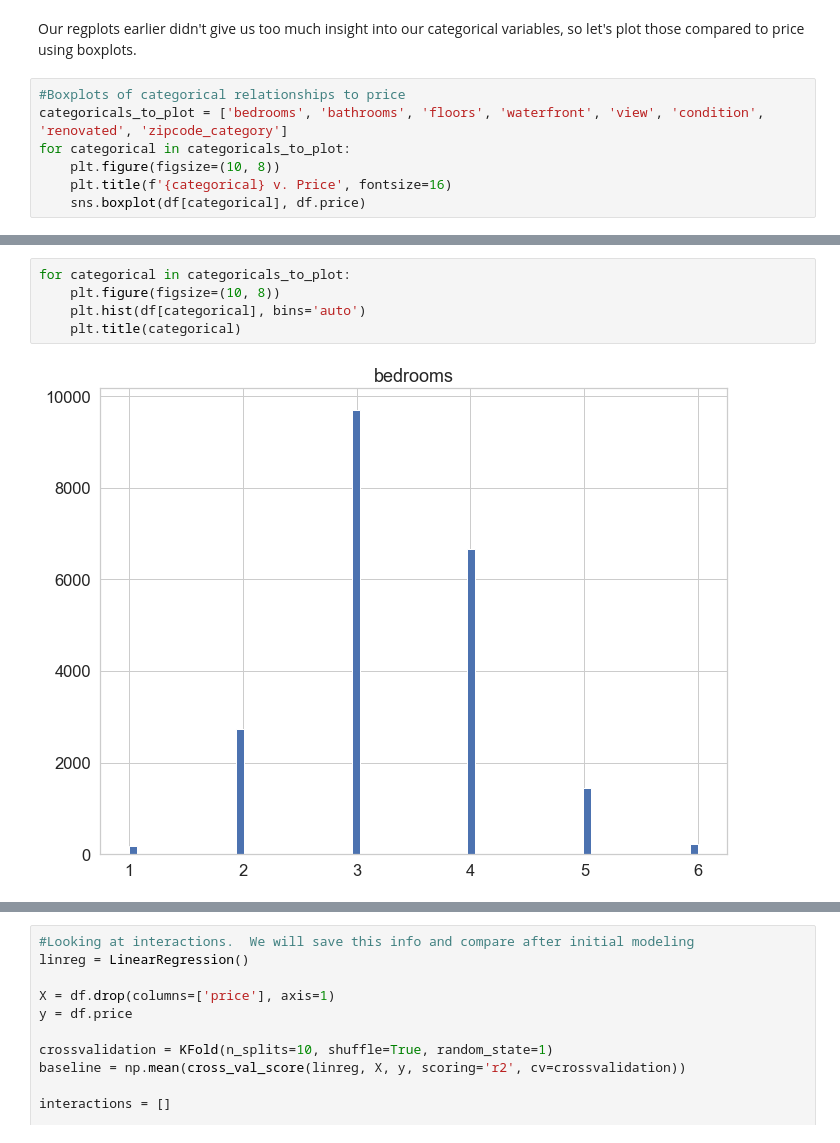
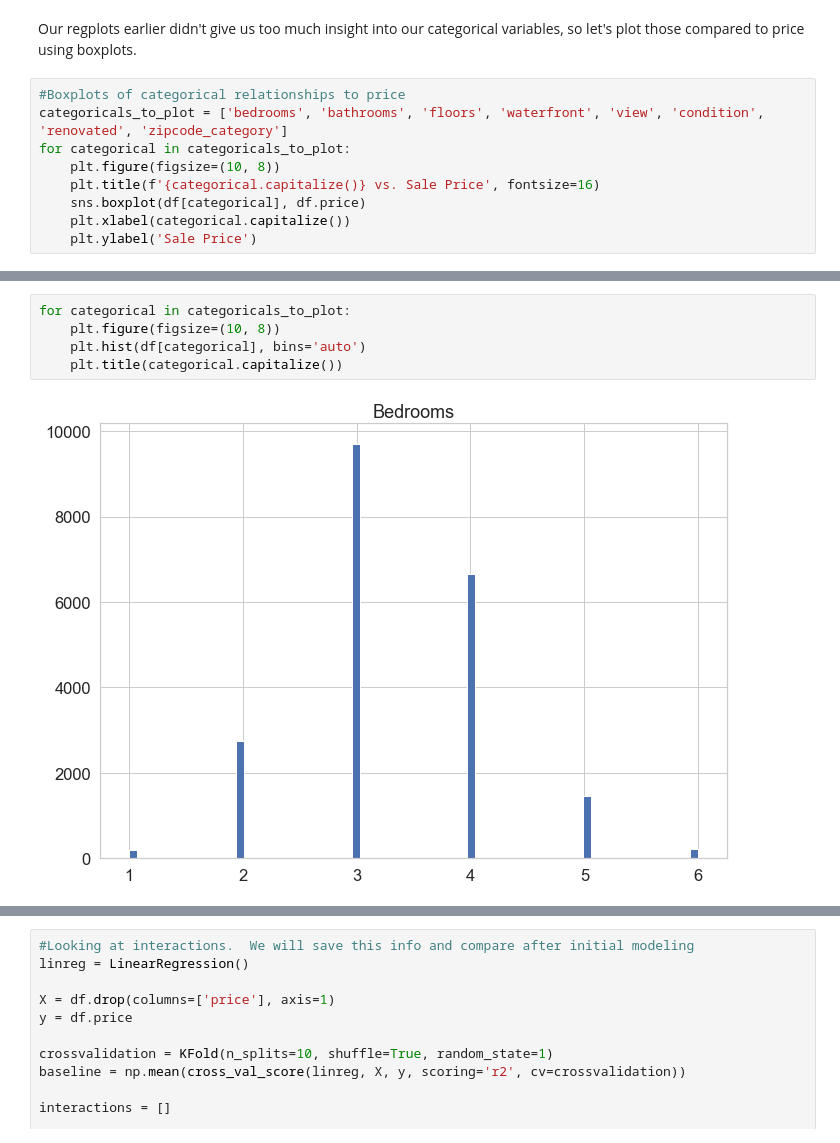
Before and after one commit to JonahFlateman/King-County-Sale-Prices, a Jupyter notebook: student.ipynb, the cells around one changed output, grey strips where cells are left out. Saved outputs shown, nothing was run; the diff lists cells and outputs as text.

```diff
--- a/student.ipynb
+++ b/student.ipynb
@@ -386,6 +386,8 @@ Our regplots earlier didn't give us too much insight into our categorical variab
 categoricals_to_plot = ['bedrooms', 'bathrooms', 'floors', 'waterfront', 'view', 'condition', 'renovated', 'zipcode_category']
 for categorical in categoricals_to_plot:
     plt.figure(figsize=(10, 8))
-    plt.title(f'{categorical} v. Price', fontsize=16)
+    plt.title(f'{categorical.capitalize()} vs. Sale Price', fontsize=16)
     sns.boxplot(df[categorical], df.price)
+    plt.xlabel(categorical.capitalize())
+    plt.ylabel('Sale Price')
 # %% [output]
@@ -400,7 +402,7 @@ for categorical in categoricals_to_plot:
 # %%
 for categorical in categoricals_to_plot:
     plt.figure(figsize=(10, 8))
     plt.hist(df[categorical], bins='auto')
-    plt.title(categorical)
+    plt.title(categorical.capitalize())
 # %% [output]
-[figure, old version]
+[figure, new version]
```
Also changed, not shown: parts of 7 cells of this notebook, 6 other files.
